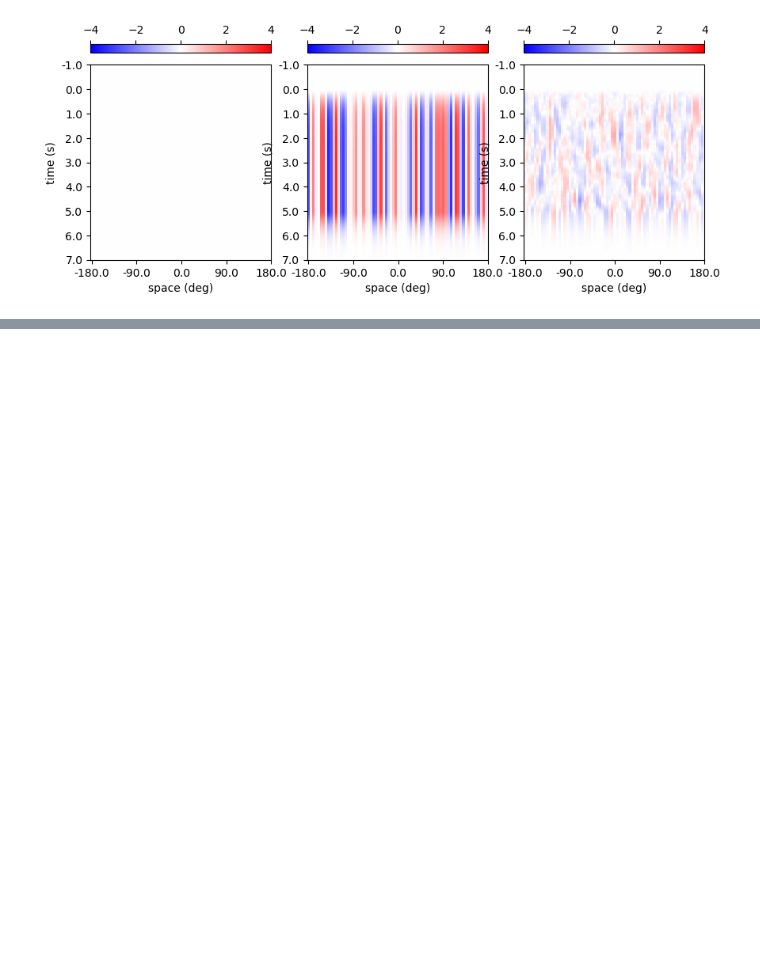
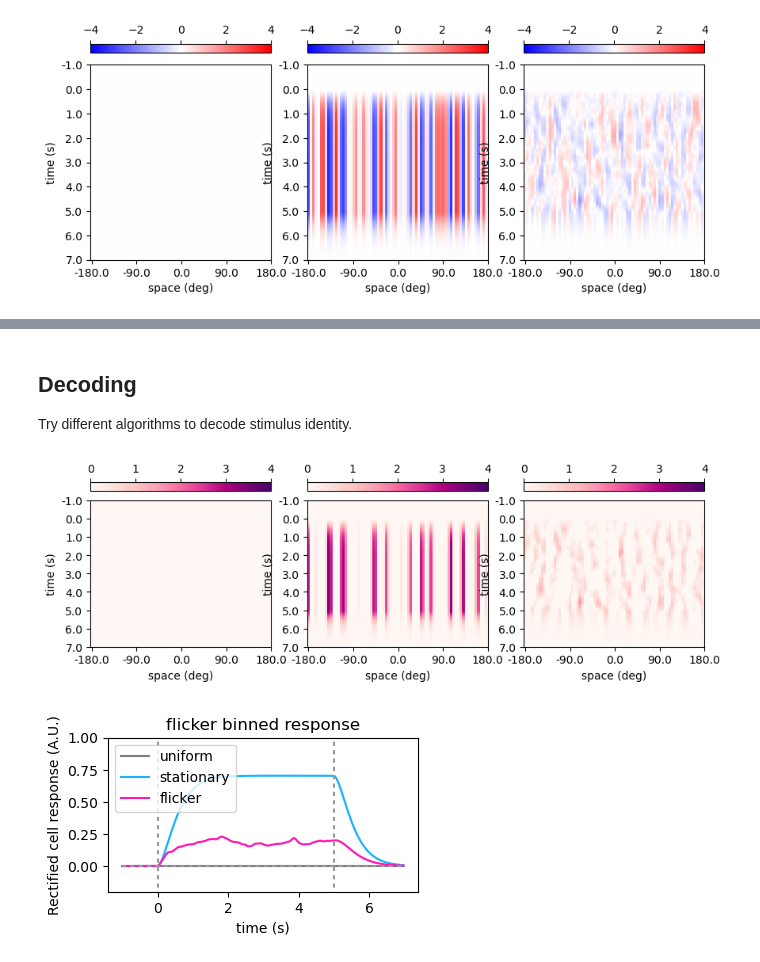
Before and after one commit to ClarkLabCode/Mi4Decoder, a Jupyter notebook: Mi4_decoder_simulation.ipynb, the cells around one changed output, grey strips where cells are left out. Drawn from its saved outputs; the diff is of its cells as text; code cells hidden in the pictures; blank space fills up the shorter version.

Commit message:
rectification cell

```diff
--- a/Mi4_decoder_simulation.ipynb
+++ b/Mi4_decoder_simulation.ipynb
@@ -198,0 +199,42 @@ plt.show()
+# %% [markdown]
+## Decoding
+Try different algorithms to decode stimulus identity.
+# %%
+# Because outputs of Mi4 is linear, we cannot simply spatially average.
+# Instead, there needs to be additional retinotopically resolved units with nonlinearity
+# Mi4 is a GABAergic cell, so the effect of Mi4 output needs to be always inhibitory.
+# By having a simpl
+
+# half-wave rectification function
+def rectify(X):
+    return X * (X>0).astype('float')
+
+downstream_resp = []
+for i in range(3):
+    gaba_input = -rectify(4 + mi4_resp[i])
+    downstream_resp.append(rectify(4 + gaba_input))
+# %%
+# Visualization
+fig = plt.figure(figsize=[10,3])
+for i in range(3):
+    ax = fig.add_subplot(1,3,i+1)
+    im = ax.imshow(downstream_resp[i], aspect='auto', cmap='RdPu', vmin=0, vmax=4, interpolation='nearest')
+    ut.set_image_axis(ax, im, dx_resp, x_extent, dt, t_extent, on_off_t[0])
+plt.show()
+
+# also spatially averaged
+fig = plt.figure(figsize=[4,2])
+ax = fig.add_subplot()
+for i in range(3):
+    ax.plot(t_vec-on_off_t[0], np.mean(downstream_resp[i],axis=1), c=base_color[i], label=cond_names[i])
+
+plot_baseline(ax)
+ax.set_ylim(-0.2,1.0)
+ax.set_xlabel('time (s)')
+ax.set_ylabel('Rectified cell response (A.U.)')
+ax.set_title(cond_names[i]+' binned response')
+ax.legend()
+plt.show()
+# %% [output]
+[figure, added]
+[figure, added]
```
Also changed, not shown: parts of 1 cell of this notebook.
